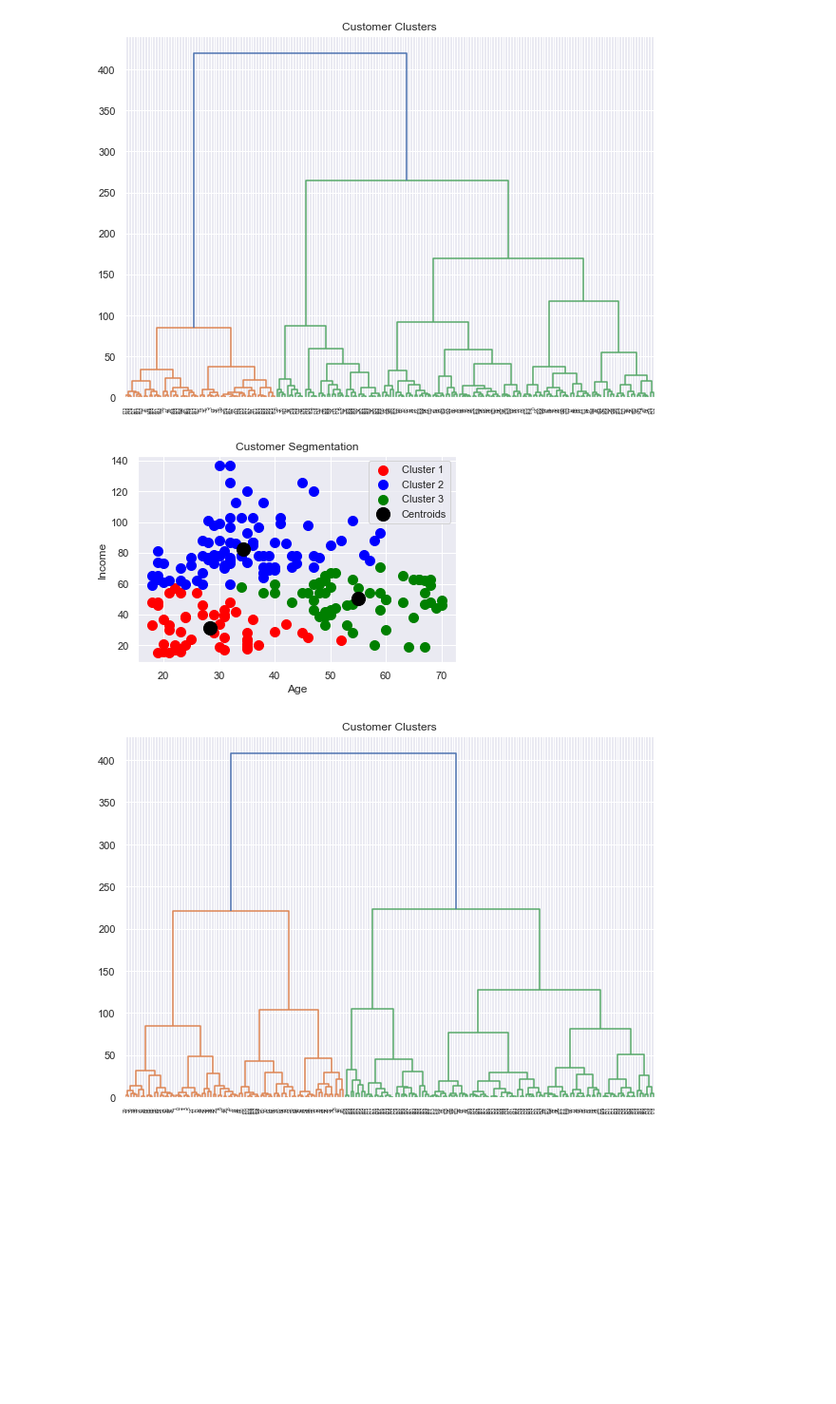
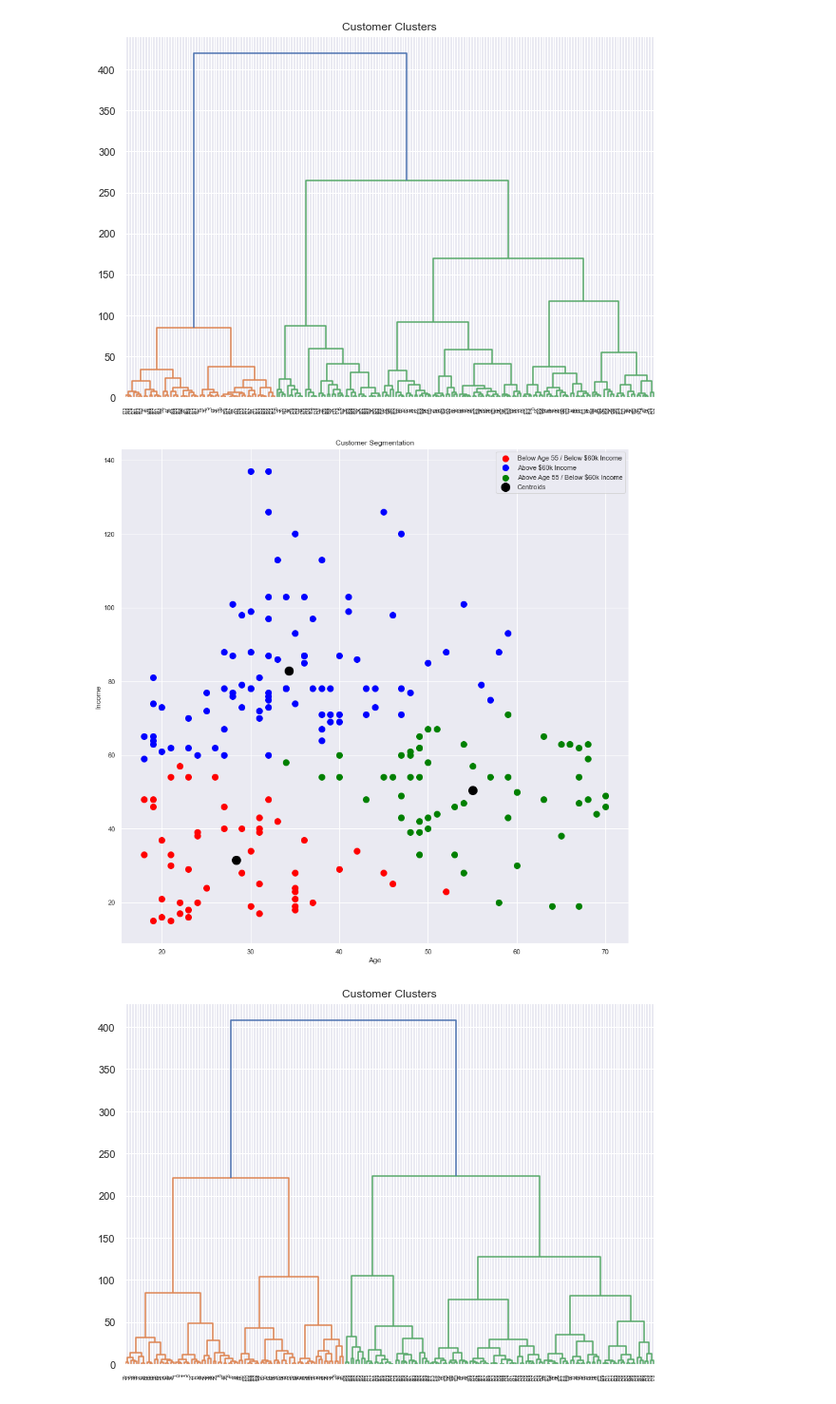
Before and after one commit to Pinkie2849/Customer_Marketing_Clustering, a Jupyter notebook: Python/Customer_Marketing_Analysis.ipynb, the cells around one changed output. Shown at 95% size. Drawn from its saved outputs; the diff is of its cells as text; code cells hidden in the pictures; blank space fills up the shorter version.

```diff
--- a/Python/Customer_Marketing_Analysis.ipynb
+++ b/Python/Customer_Marketing_Analysis.ipynb
@@ -233,22 +233,22 @@ X= df[['Age','Annual Income (k$)']].values
 # %%
 # Fit the k-means model with the optimal number of clusters
 kmeans = KMeans(n_clusters=3,random_state=42)
 y_kmeans = kmeans.fit_predict(X)
-
+plt.figure(figsize=(15,15))
 # Plot the data points with different colors for different clusters
-plt.scatter(X[y_kmeans == 0, 0], X[y_kmeans == 0, 1], s = 100, c = 'red', label = 'Cluster 1')
-plt.scatter(X[y_kmeans == 1, 0], X[y_kmeans == 1, 1], s = 100, c = 'blue', label = 'Cluster 2')
-plt.scatter(X[y_kmeans == 2, 0], X[y_kmeans == 2, 1], s = 100, c = 'green', label = 'Cluster 3')
+plt.scatter(X[y_kmeans == 0, 0], X[y_kmeans == 0, 1], s = 100, c = 'red', label = 'Below Age 55 / Below $60k Income')
+plt.scatter(X[y_kmeans == 1, 0], X[y_kmeans == 1, 1], s = 100, c = 'blue', label = 'Above $60k Income')
+plt.scatter(X[y_kmeans == 2, 0], X[y_kmeans == 2, 1], s = 100, c = 'green', label = 'Above Age 55 / Below $60k Income')
 # Plot the cluster centers
 plt.scatter(kmeans.cluster_centers_[:, 0], kmeans.cluster_centers_[:, 1], s = 200, c = 'black', label = 'Centroids')
 
 plt.title('Customer Segmentation')
 plt.xlabel('Age')
 plt.ylabel('Income')
 plt.legend()
 plt.show()
 # %% [output]
-[figure, old version]
+[figure, new version]
 # %%
 import scipy.cluster.hierarchy as shc
 from scipy.cluster.hierarchy import dendrogram, linkage
```
Also changed, not shown: parts of 3 cells of this notebook, 1 other file.
